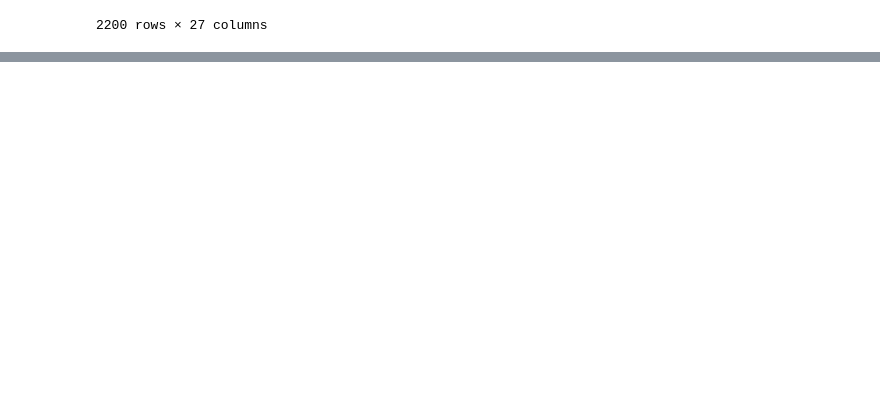
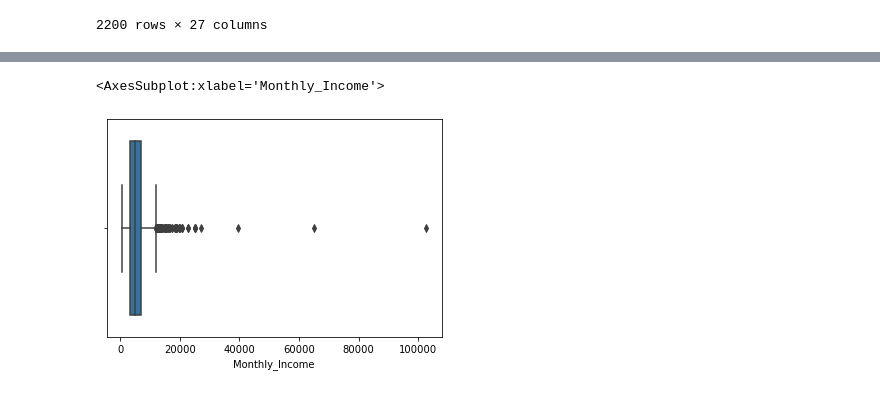
Before and after one commit to prashant4961/bank_interest_rate, a Jupyter notebook: bank_interest_rate.ipynb, the cells around one changed output, grey strips where cells are left out. Saved outputs shown, nothing was run; the diff lists cells and outputs as text; code cells hidden in the pictures; blank space fills up the shorter version.

```diff
--- a/bank_interest_rate.ipynb
+++ b/bank_interest_rate.ipynb
@@ -386,0 +478,5 @@ df
+# %%
+sns.boxplot(x=df['Monthly_Income'])
+# %% [output]
+<AxesSubplot:xlabel='Monthly_Income'>
+[figure, added]
```
Also changed, not shown: parts of 43 cells of this notebook, 1 other file.
